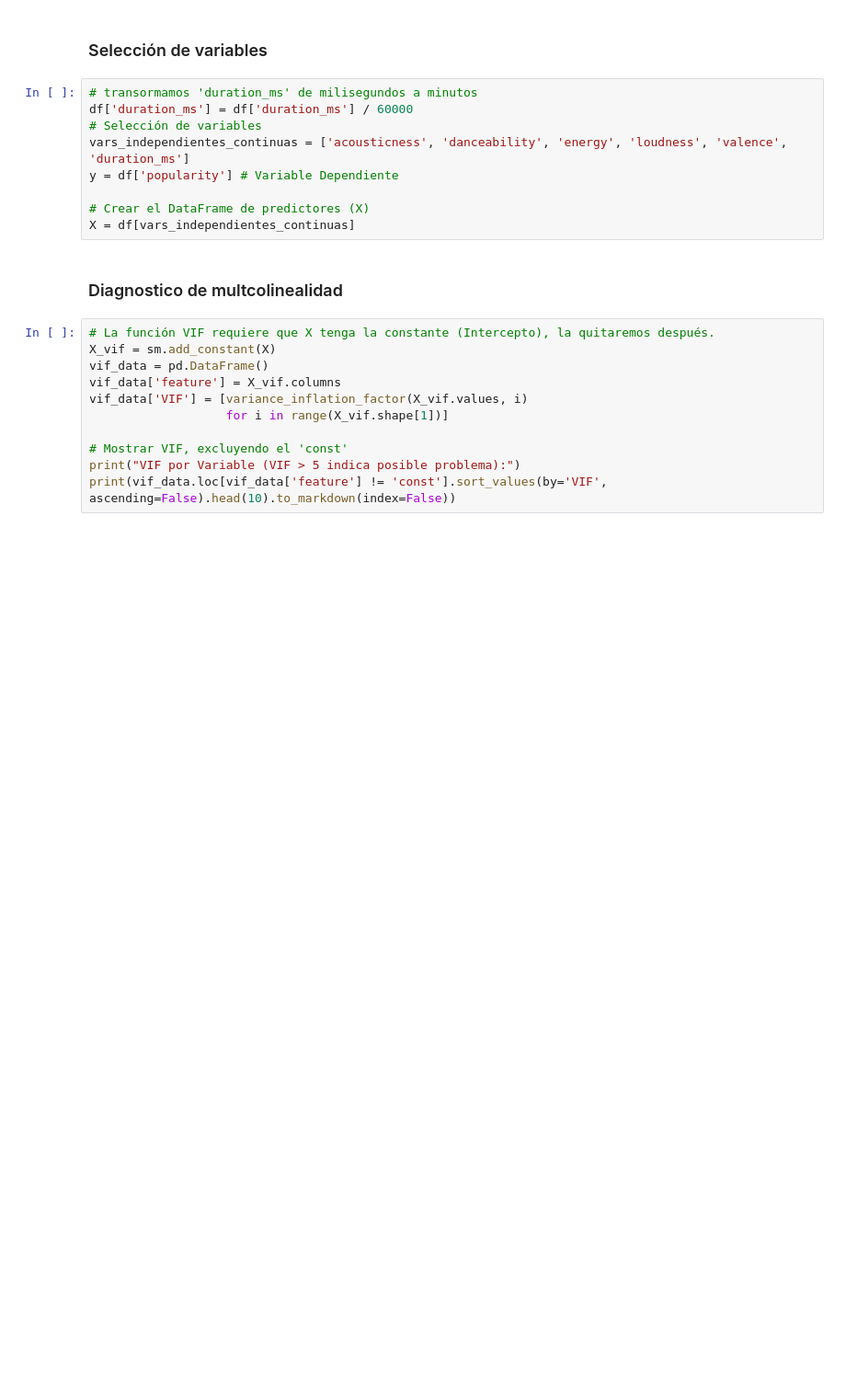
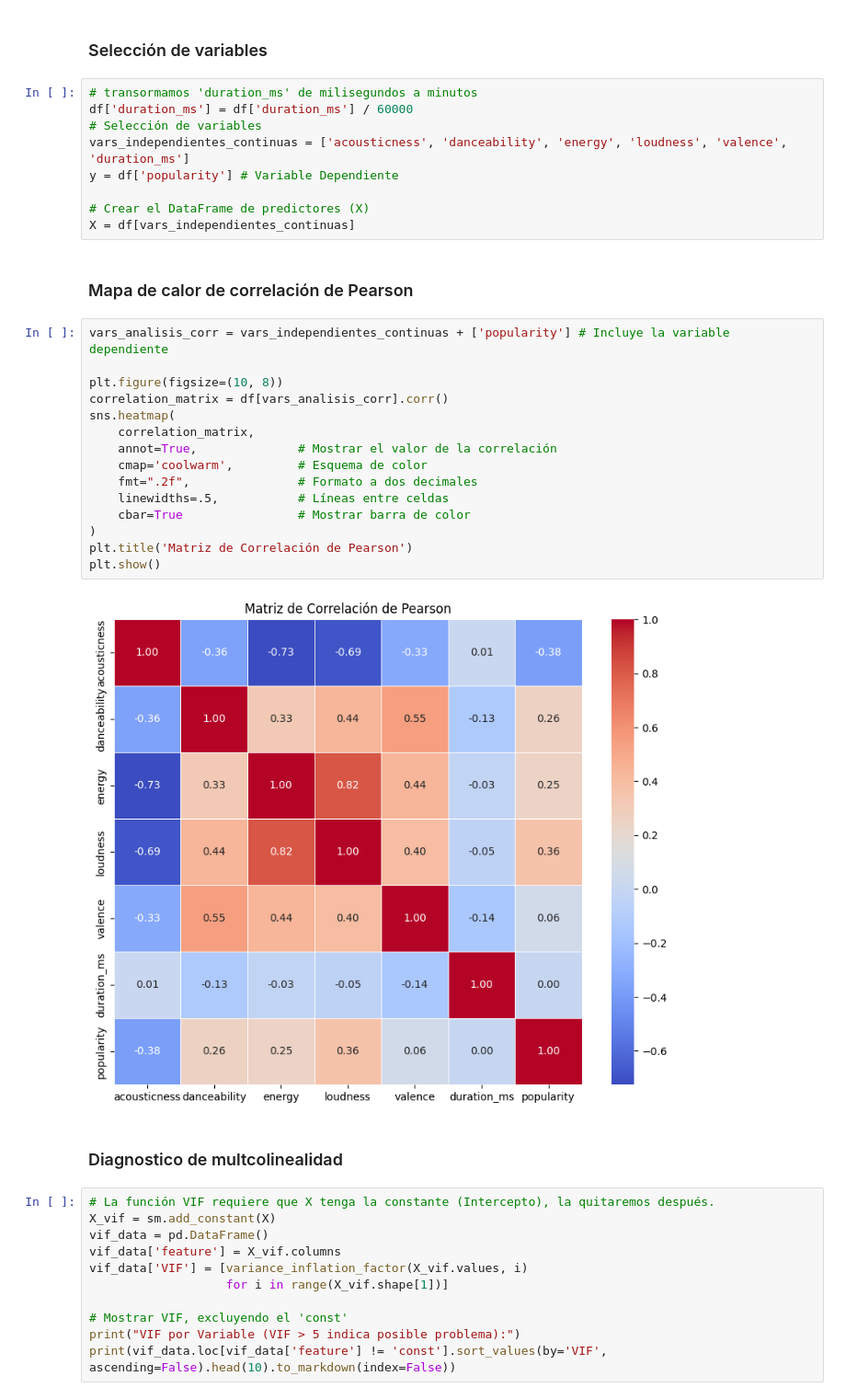
Before and after one commit to Bmendez03/Regresion, a Jupyter notebook: popularity_prediction.ipynb, the cells around one changed output. Shown at 92% size. Saved outputs shown, nothing was run; the diff lists cells and outputs as text; blank space fills up the shorter version.

```diff
--- a/popularity_prediction.ipynb
+++ b/popularity_prediction.ipynb
@@ -47,6 +47,25 @@ y = df['popularity'] # Variable Dependiente
 
 # Crear el DataFrame de predictores (X)
 X = df[vars_independientes_continuas]
+# %% [markdown]
+### Mapa de calor de correlación de Pearson
+# %%
+vars_analisis_corr = vars_independientes_continuas + ['popularity'] # Incluye la variable dependiente
+
+plt.figure(figsize=(10, 8))
+correlation_matrix = df[vars_analisis_corr].corr()
+sns.heatmap(
+    correlation_matrix,
+    annot=True,              # Mostrar el valor de la correlación
+    cmap='coolwarm',         # Esquema de color
+    fmt=".2f",               # Formato a dos decimales
+    linewidths=.5,           # Líneas entre celdas
+    cbar=True                # Mostrar barra de color
+)
+plt.title('Matriz de Correlación de Pearson')
+plt.show()
+# %% [output]
+[figure, added]
 # %% [markdown]
 ### Diagnostico de multcolinealidad
 # %%
```
